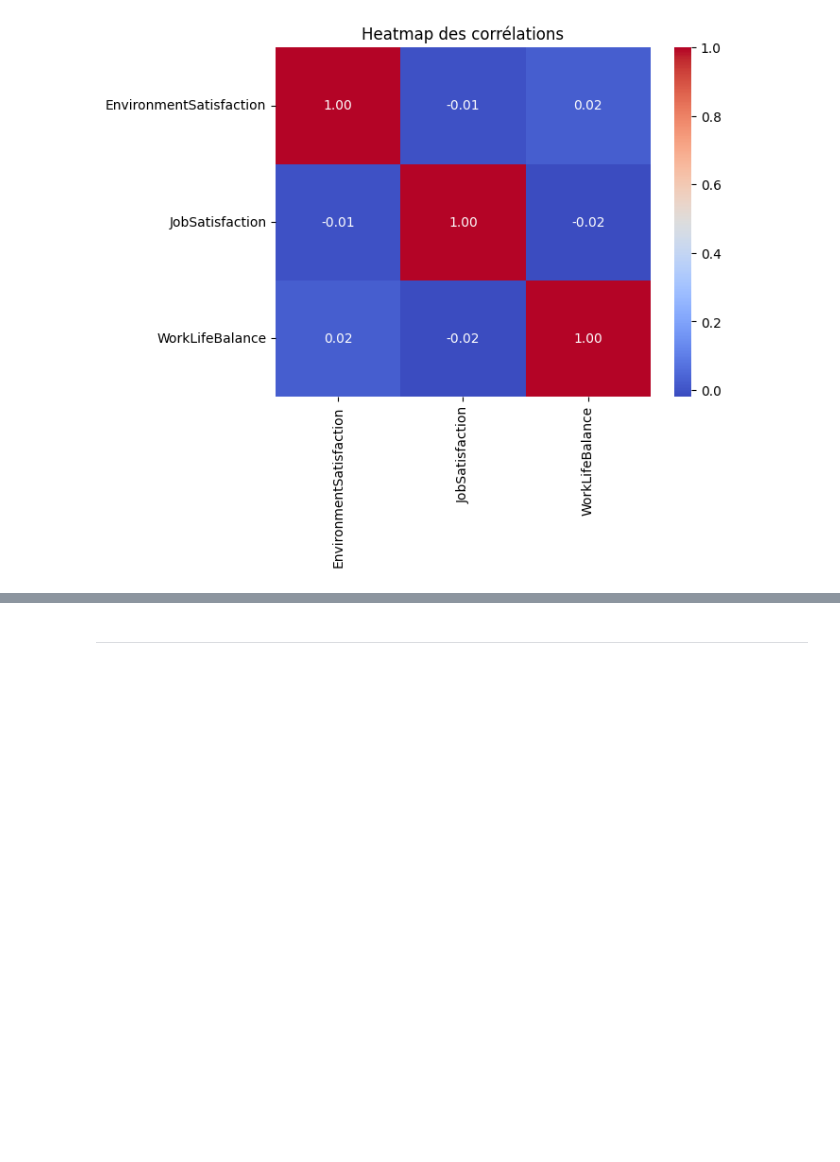
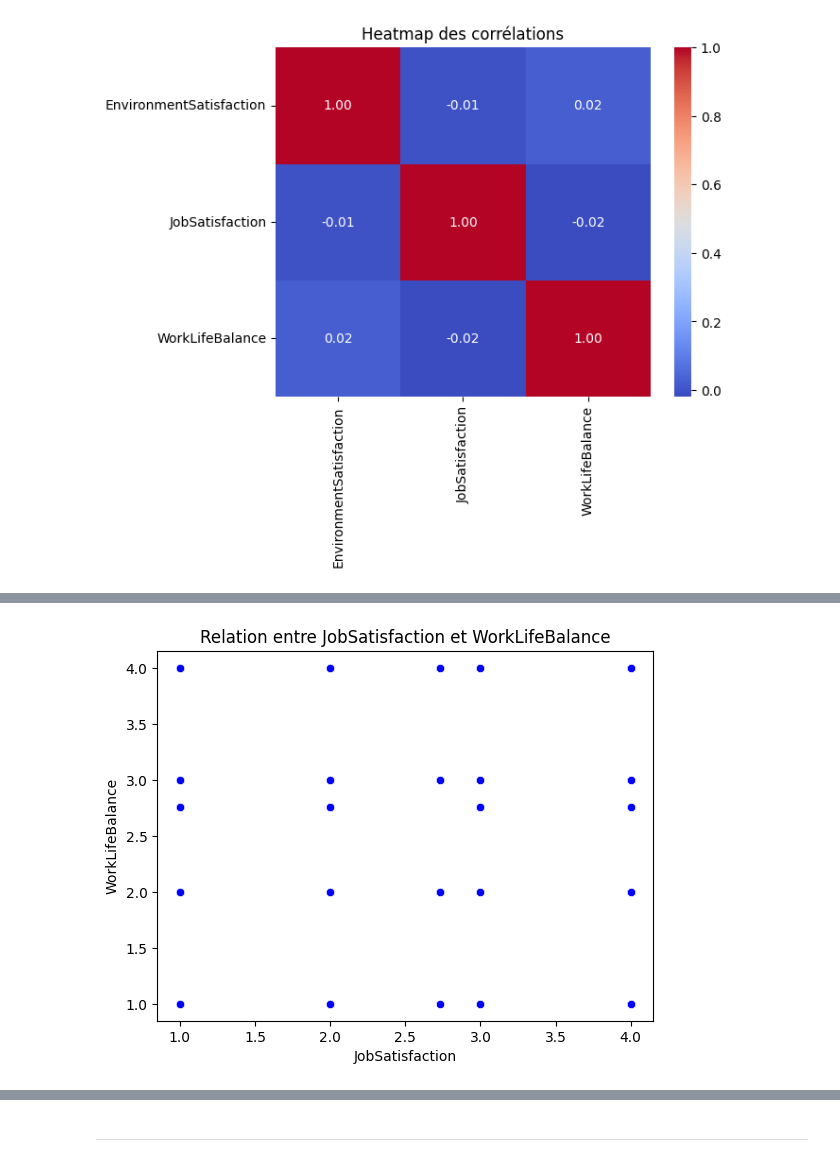
Before and after one commit to warren-gaure/projet-ia, a Jupyter notebook: notebooks/eda.ipynb, the cells around one changed output, grey strips where cells are left out. Saved outputs shown, nothing was run; the diff lists cells and outputs as text; code cells hidden in the pictures; blank space fills up the shorter version.

```diff
--- a/notebooks/testing.ipynb
+++ b/notebooks/eda.ipynb
@@ -248,0 +284,7 @@ plt.show()
+# %%
+# Scatterplot JobSatisfaction - WorkLifeBalance
+sns.scatterplot(data=employees_survey, x='JobSatisfaction', y='WorkLifeBalance', color='blue')
+plt.title('Relation entre JobSatisfaction et WorkLifeBalance')
+plt.show()
+# %% [output]
+[figure, added]
```
Also changed, not shown: parts of 34 cells of this notebook.
